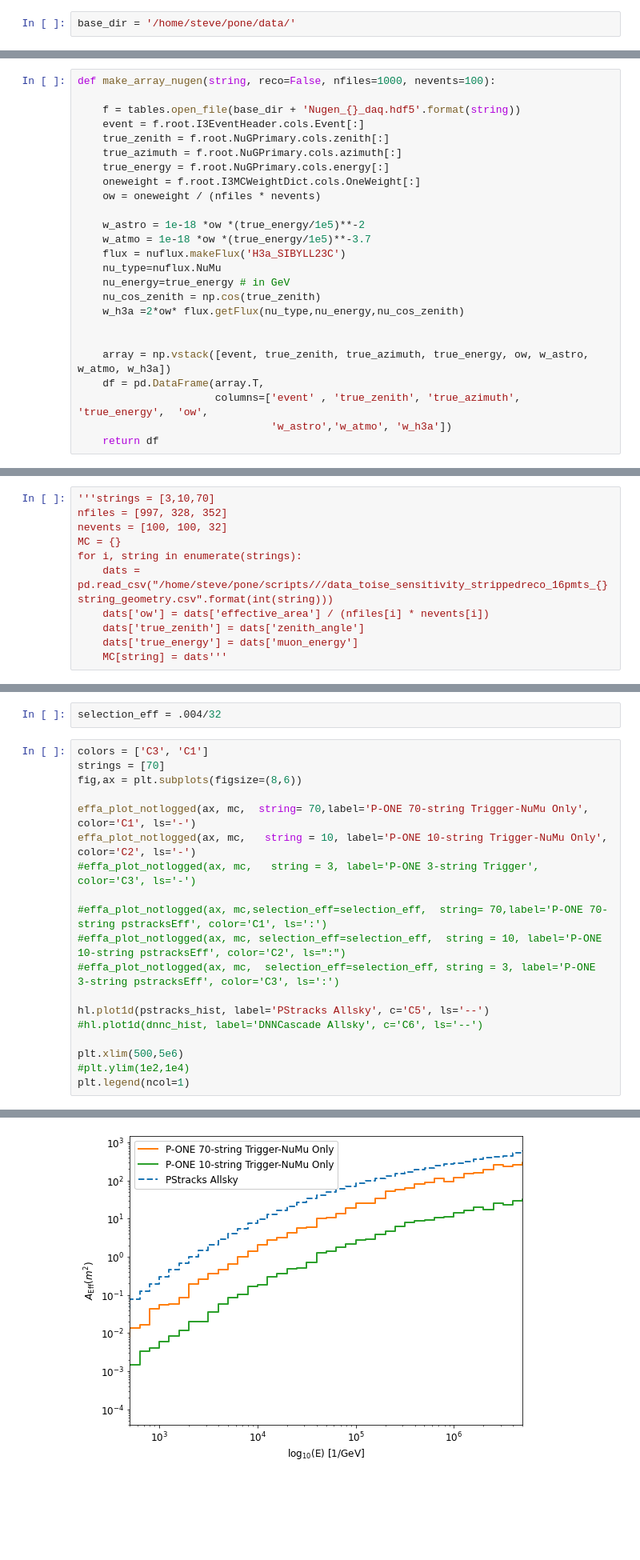
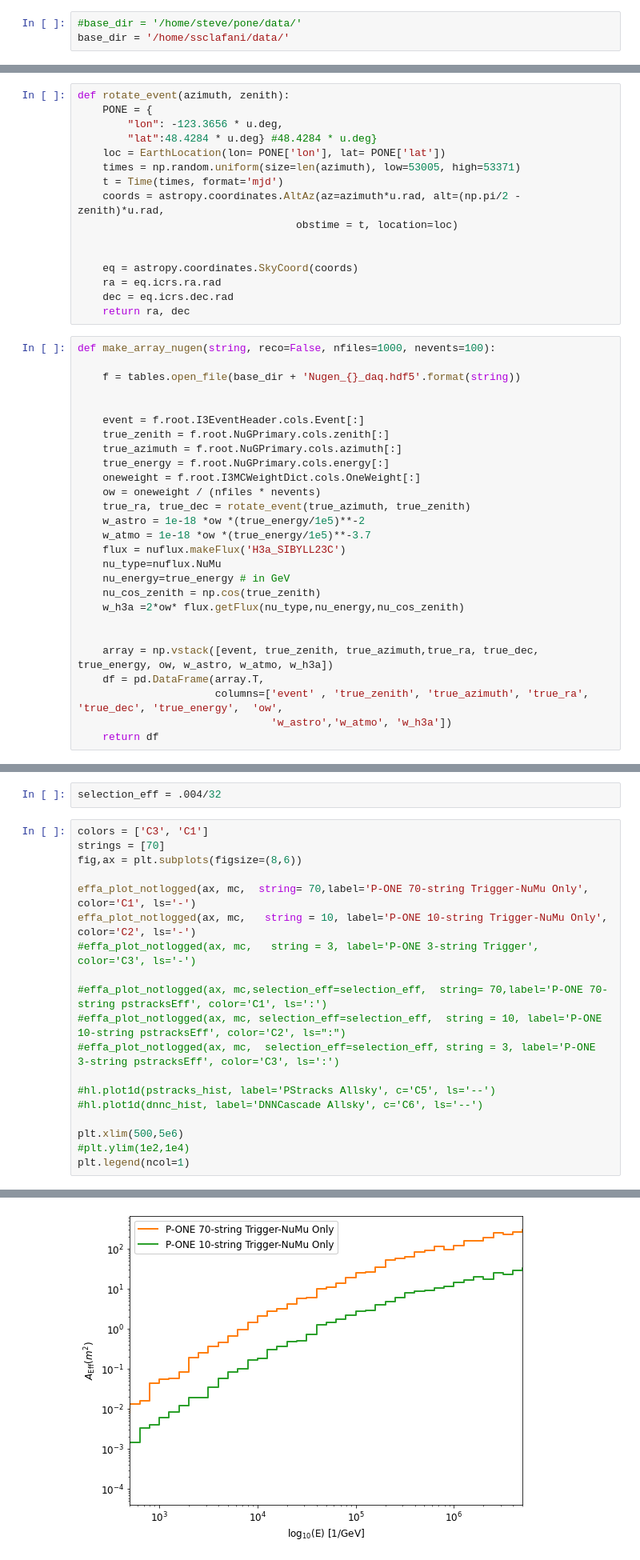
Before and after one commit to ssclafani949/pone_scripts, a Jupyter notebook: nb/calc_effa_from_nugen.ipynb, the cells around one changed output, grey strips where cells are left out. Shown at 80% size. Cells and saved outputs as stored; diff of their text form; blank space fills up the shorter version.

Commit message:
completed effective area calculation with rotation

```diff
--- a/nb/calc_effa_from_nugen.ipynb
+++ b/nb/calc_effa_from_nugen.ipynb
@@ -34,7 +31,8 @@ mpl.rcParams['figure.facecolor'] = mpl.rcParams['savefig.facecolor'] = 'w'
 mpl.rcParams['legend.framealpha'] = 1
 mpl.rc('font', size=12)
 # %%
-base_dir = '/home/steve/pone/data/'
+#base_dir = '/home/steve/pone/data/'
+base_dir = '/home/ssclafani/data/'
 # %%
 f = tables.open_file(base_dir + 'Nugen_70_daq.hdf5')
 # %%
@@ -74,17 +72,35 @@ plt.tight_layout()'''
 "fig, axs = plt.subplots(2,2, figsize=(9,9))\nf = tables.open_file(base_dir + '3_no_reco.hdf5')\nax = axs[0][0]\nax.hist(f.root.I3EventHeader.cols.Event[:]);\nax.set_title('3 String with NO RECO')\nax ...
 # %%
 #f.root.I3MCWeightDict.cols.OneWeight
+# %%
+def rotate_event(azimuth, zenith):
+    PONE = {
+        "lon": -123.3656 * u.deg,
+        "lat":48.4284 * u.deg} #48.4284 * u.deg}
+    loc = EarthLocation(lon= PONE['lon'], lat= PONE['lat'])
+    times = np.random.uniform(size=len(azimuth), low=53005, high=53371)
+    t = Time(times, format='mjd')
+    coords = astropy.coordinates.AltAz(az=azimuth*u.rad, alt=(np.pi/2 - zenith)*u.rad,
+                                   obstime = t, location=loc)
+
+
+    eq = astropy.coordinates.SkyCoord(coords)
+    ra = eq.icrs.ra.rad
+    dec = eq.icrs.dec.rad
+    return ra, dec
 # %%
 def make_array_nugen(string, reco=False, nfiles=1000, nevents=100):
 
     f = tables.open_file(base_dir + 'Nugen_{}_daq.hdf5'.format(string))
+
+
     event = f.root.I3EventHeader.cols.Event[:]
     true_zenith = f.root.NuGPrimary.cols.zenith[:]
     true_azimuth = f.root.NuGPrimary.cols.azimuth[:]
     true_energy = f.root.NuGPrimary.cols.energy[:]
     oneweight = f.root.I3MCWeightDict.cols.OneWeight[:]
     ow = oneweight / (nfiles * nevents)
-
+    true_ra, true_dec = rotate_event(true_azimuth, true_zenith)
     w_astro = 1e-18 *ow *(true_energy/1e5)**-2
     w_atmo = 1e-18 *ow *(true_energy/1e5)**-3.7
     flux = nuflux.makeFlux('H3a_SIBYLL23C')
@@ -94,9 +110,9 @@ def make_array_nugen(string, reco=False, nfiles=1000, nevents=100):
     w_h3a =2*ow* flux.getFlux(nu_type,nu_energy,nu_cos_zenith)
 
 
-    array = np.vstack([event, true_zenith, true_azimuth, true_energy, ow, w_astro, w_atmo, w_h3a])
+    array = np.vstack([event, true_zenith, true_azimuth,true_ra, true_dec, true_energy, ow, w_astro, w_atmo, w_h3a])
     df = pd.DataFrame(array.T,
-                      columns=['event' , 'true_zenith', 'true_azimuth', 'true_energy',  'ow',
+                      columns=['event' , 'true_zenith', 'true_azimuth', 'true_ra', 'true_dec', 'true_energy',  'ow',
                                'w_astro','w_atmo', 'w_h3a'])
     return df
 # %%
@@ -127,14 +143,3 @@ for string in [10, 70]:
 70 String : 1.6e-06 Hz, Astro Events / year: 51.1
 70 String : 0.00085 Hz, Atmo Events (E^-3.7)/ year: 2.67e+04
 70 String : 0.0011 Hz, Atmo Events H3a / year: 3.33e+04
-# %%
-'''strings = [3,10,70]
-nfiles = [997, 328, 352]
-nevents = [100, 100, 32]
-MC = {}
-for i, string in enumerate(strings):
-    dats = pd.read_csv("/home/steve/pone/scripts///data_toise_sensitivity_strippedreco_16pmts_{}string_geometry.csv".format(int(string)))
-    dats['ow'] = dats['effective_area'] / (nfiles[i] * nevents[i])
-    dats['true_zenith'] = dats['zenith_angle']
-    dats['true_energy'] = dats['muon_energy']
-    MC[string] = dats'''
@@ -199,25 +198,25 @@ selection_eff = .004/32
 # %%
 colors = ['C3', 'C1']
 strings = [70]
 fig,ax = plt.subplots(figsize=(8,6))
 
 effa_plot_notlogged(ax, mc,  string= 70,label='P-ONE 70-string Trigger-NuMu Only', color='C1', ls='-')
 effa_plot_notlogged(ax, mc,   string = 10, label='P-ONE 10-string Trigger-NuMu Only', color='C2', ls='-')
 #effa_plot_notlogged(ax, mc,   string = 3, label='P-ONE 3-string Trigger', color='C3', ls='-')
 
 #effa_plot_notlogged(ax, mc,selection_eff=selection_eff,  string= 70,label='P-ONE 70-string pstracksEff', color='C1', ls=':')
 #effa_plot_notlogged(ax, mc, selection_eff=selection_eff,  string = 10, label='P-ONE 10-string pstracksEff', color='C2', ls=":")
 #effa_plot_notlogged(ax, mc,  selection_eff=selection_eff, string = 3, label='P-ONE 3-string pstracksEff', color='C3', ls=':')
 
-hl.plot1d(pstracks_hist, label='PStracks Allsky', c='C5', ls='--')
+#hl.plot1d(pstracks_hist, label='PStracks Allsky', c='C5', ls='--')
 #hl.plot1d(dnnc_hist, label='DNNCascade Allsky', c='C6', ls='--')
 
 plt.xlim(500,5e6)
 #plt.ylim(1e2,1e4)
 plt.legend(ncol=1)
 # %% [output]
 <matplotlib.legend.Legend at 0x...>
-[figure, old version]
+[figure, new version]
 # %%
 #Effective Area / Geometric Area IceCube & Pone
 # %%
```
Also changed, not shown: parts of 15 cells of this notebook, 4 other files.
